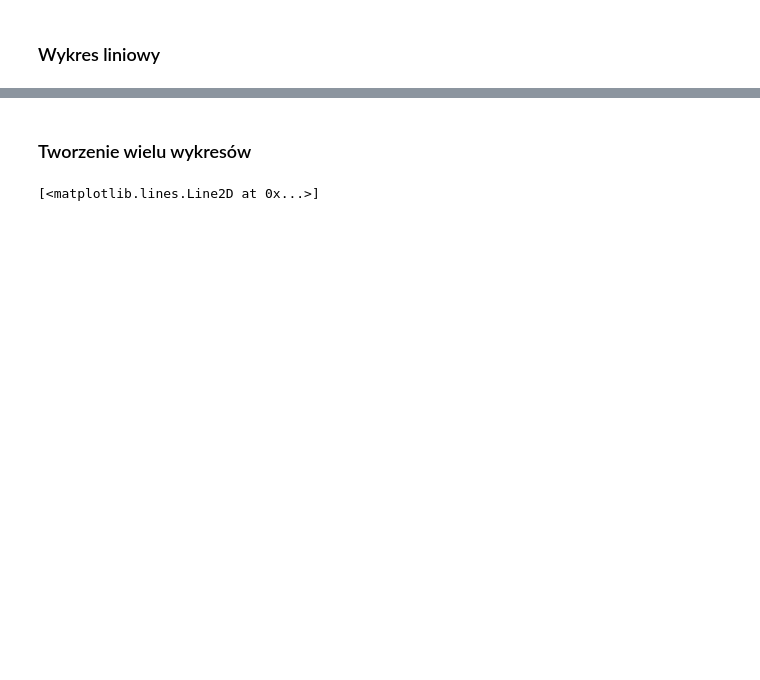
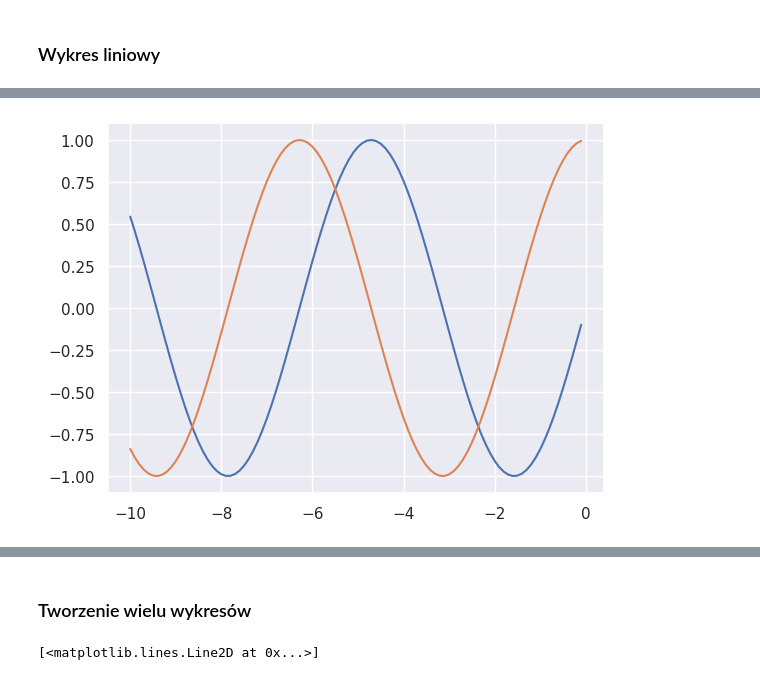
Before and after one commit to sebekpro/python-ds, a Jupyter notebook: 03_wizualizacje_danych/01_matplotlib_intro.ipynb, the cells around one changed output, grey strips where cells are left out. Drawn from its saved outputs; the diff is of its cells as text; code cells hidden in the pictures; blank space fills up the shorter version.

```diff
--- a/03_wizualizacje_danych/01_matplotlib_intro.ipynb
+++ b/03_wizualizacje_danych/01_matplotlib_intro.ipynb
@@ -59,3 +59,11 @@ _ = plt.legend()
+# %%
+xx = np.arange(-10,0,0.1)
+x_sin = np.sin(xx)
+x_cos = np.cos(xx)
+plt.plot(xx, x_sin)
+_ = plt.plot(xx, x_cos)
+# %% [output]
+[figure, added]
 # %%
 x = np.arange(-3, 3, 0.1)
 x_sin = np.sin(x)
```
Also changed, not shown: parts of 8 cells of this notebook.
